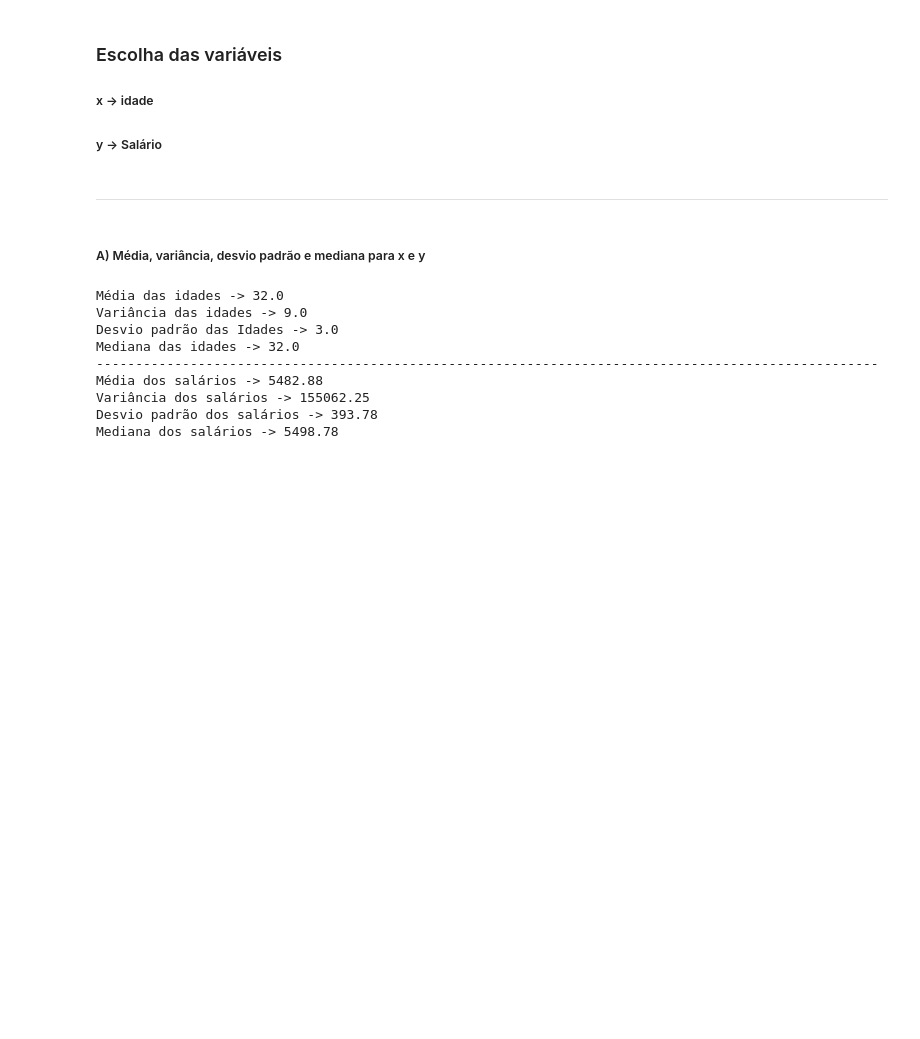
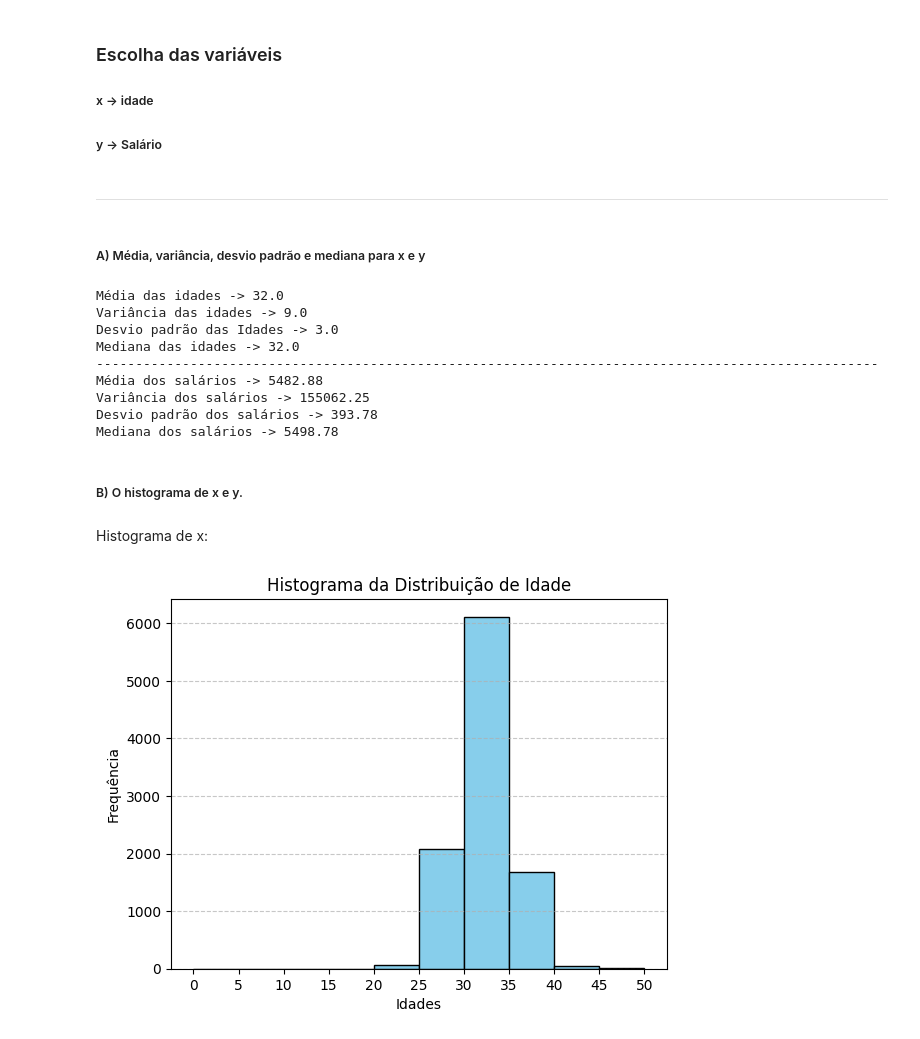
Before and after one commit to wallace0003/projeto_probabilidade_e_estatistica, a Jupyter notebook: src/notebooks/eda.ipynb, the cells around one changed output. Cells and saved outputs as stored; diff of their text form; code cells hidden in the pictures; blank space fills up the shorter version.

Commit message:
feat: b) histogramas

```diff
--- a/src/notebooks/eda.ipynb
+++ b/src/notebooks/eda.ipynb
@@ -108,3 +108,22 @@ Média dos salários -> 5482.88
 Variância dos salários -> 155062.25
 Desvio padrão dos salários -> 393.78
 Mediana dos salários -> 5498.78
+# %% [markdown]
+##### B) O histograma de x e y.
+# %% [markdown]
+Histograma de x:
+# %%
+import numpy as np
+import matplotlib.pyplot as plt
+
+bins = np.arange(0, df["Idade"].max() + 5, 5)  # intervalos de 10 em 10 anos
+
+plt.hist(df["Idade"], bins=bins, color='skyblue', edgecolor='black')
+plt.title('Histograma da Distribuição de Idade')
+plt.xlabel('Idades')
+plt.ylabel('Frequência')
+plt.xticks(bins)  # alinha os rótulos com os limites dos bins
+plt.grid(axis='y', linestyle='--', alpha=0.7)
+plt.show()
+# %% [output]
+[figure, added]
```
Also changed, not shown: parts of 3 cells of this notebook.
